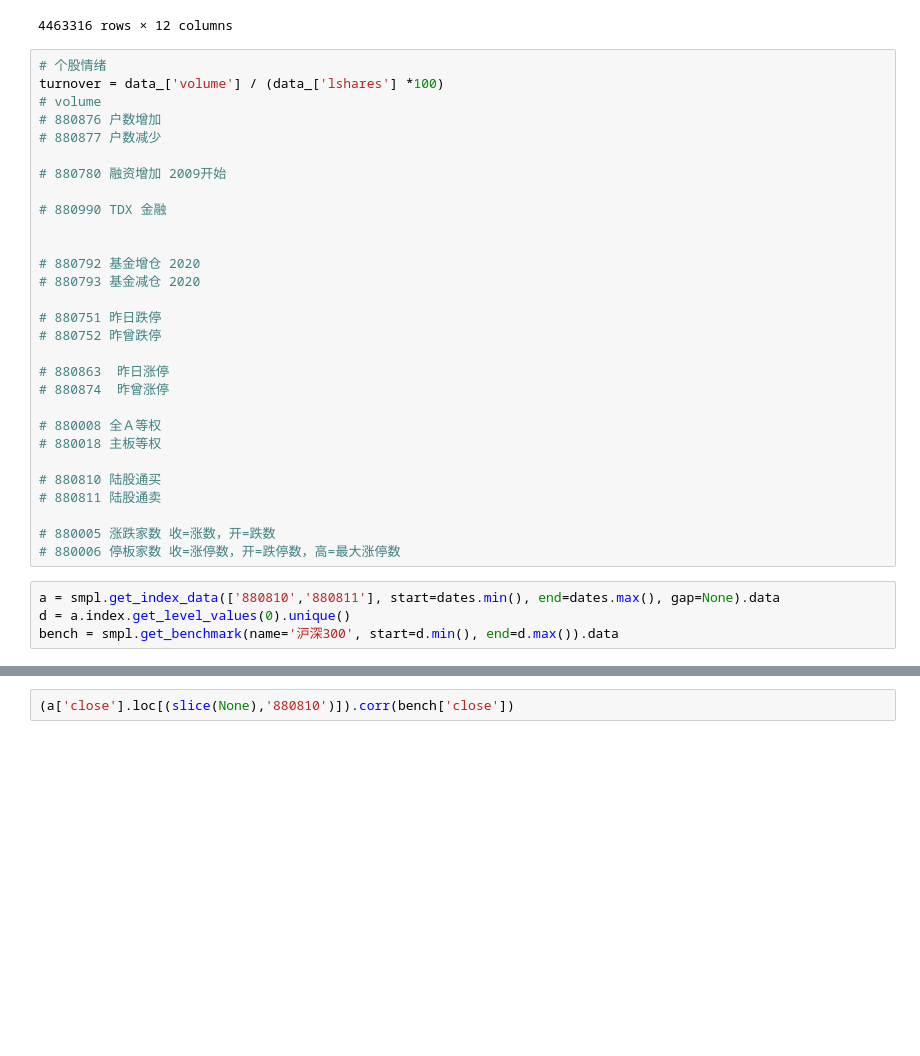
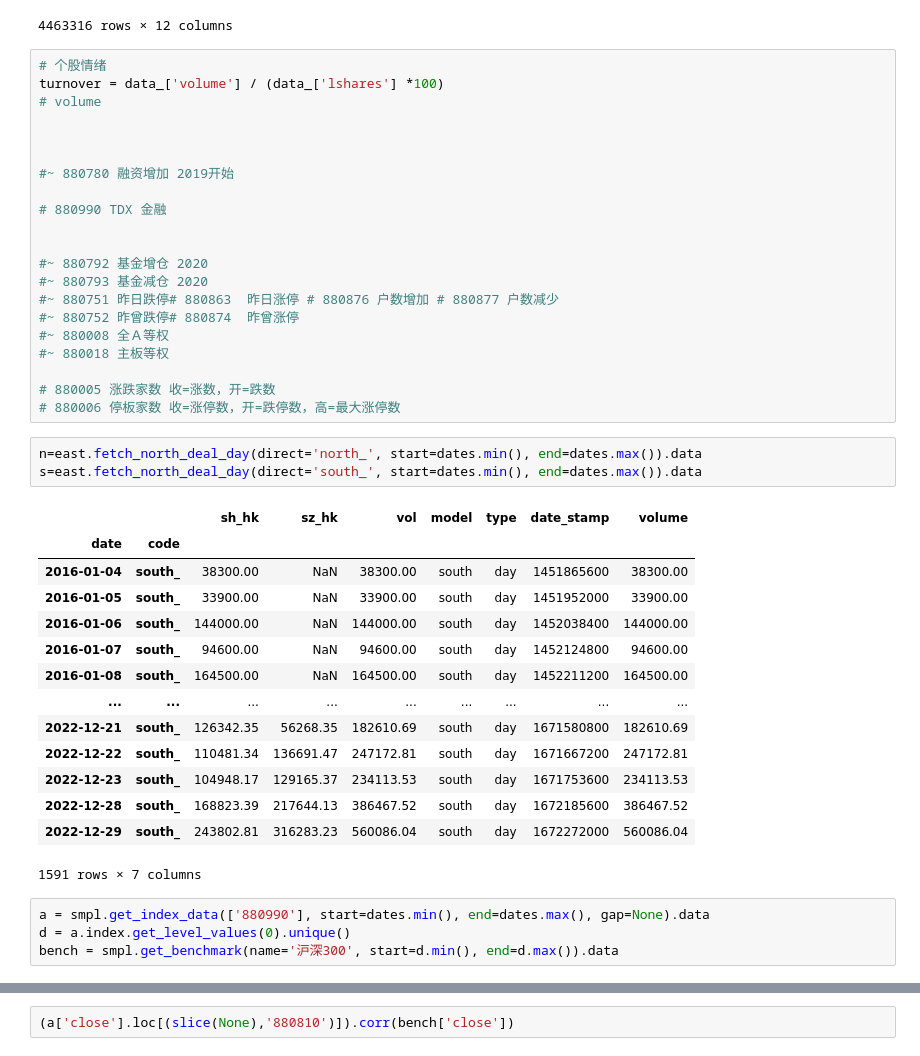
Before and after one commit to kaikai03/IndicatorLab, a Jupyter notebook: ind/Ind_Sentiment.ipynb, the cells around one changed output, grey strips where cells are left out. Cells and saved outputs as stored; diff of their text form; blank space fills up the shorter version.

```diff
--- a/ind/Ind_Sentiment.ipynb
+++ b/ind/Ind_Sentiment.ipynb
@@ -68,33 +70,43 @@ data_
 # 个股情绪
 turnover = data_['volume'] / (data_['lshares'] *100)
 # volume
-# 880876 户数增加
-# 880877 户数减少
 
-# 880780 融资增加 2009开始
+
+
+#~ 880780 融资增加 2019开始
 
 # 880990 TDX 金融
 
 
-# 880792 基金增仓 2020
-# 880793 基金减仓 2020
-
-# 880751 昨日跌停
-# 880752 昨曾跌停
-
-# 880863  昨日涨停
-# 880874  昨曾涨停
-
-# 880008 全Ａ等权
-# 880018 主板等权
-
-# 880810 陆股通买
-# 880811 陆股通卖
+#~ 880792 基金增仓 2020
+#~ 880793 基金减仓 2020
+#~ 880751 昨日跌停# 880863  昨日涨停 # 880876 户数增加 # 880877 户数减少
+#~ 880752 昨曾跌停# 880874  昨曾涨停
+#~ 880008 全Ａ等权
+#~ 880018 主板等权
 
 # 880005 涨跌家数 收=涨数，开=跌数
 # 880006 停板家数 收=涨停数，开=跌停数，高=最大涨停数
+# %%
+n=east.fetch_north_deal_day(direct='north_', start=dates.min(), end=dates.max()).data
+s=east.fetch_north_deal_day(direct='south_', start=dates.min(), end=dates.max()).data
+# %% [output]
+|  |  | sh_hk | sz_hk | vol | model | type | date_stamp | volume |
+| date | code |  |  |  |  |  |  |  |
+| 2016-01-04 | south_ | 38300.00 | NaN | 38300.00 | south | day | 1451865600 | 38300.00 |
+| 2016-01-05 | south_ | 33900.00 | NaN | 33900.00 | south | day | 1451952000 | 33900.00 |
+| 2016-01-06 | south_ | 144000.00 | NaN | 144000.00 | south | day | 1452038400 | 144000.00 |
+| 2016-01-07 | south_ | 94600.00 | NaN | 94600.00 | south | day | 1452124800 | 94600.00 |
+| 2016-01-08 | south_ | 164500.00 | NaN | 164500.00 | south | day | 1452211200 | 164500.00 |
+| ... | ... | ... | ... | ... | ... | ... | ... | ... |
+| 2022-12-21 | south_ | 126342.35 | 56268.35 | 182610.69 | south | day | 1671580800 | 182610.69 |
+| 2022-12-22 | south_ | 110481.34 | 136691.47 | 247172.81 | south | day | 1671667200 | 247172.81 |
+| 2022-12-23 | south_ | 104948.17 | 129165.37 | 234113.53 | south | day | 1671753600 | 234113.53 |
+| 2022-12-28 | south_ | 168823.39 | 217644.13 | 386467.52 | south | day | 1672185600 | 386467.52 |
+| 2022-12-29 | south_ | 243802.81 | 316283.23 | 560086.04 | south | day | 1672272000 | 560086.04 |
+1591 rows × 7 columns
 # %%
-a = smpl.get_index_data(['880810','880811'], start=dates.min(), end=dates.max(), gap=None).data
+a = smpl.get_index_data(['880990'], start=dates.min(), end=dates.max(), gap=None).data
 d = a.index.get_level_values(0).unique()
 bench = smpl.get_benchmark(name='沪深300', start=d.min(), end=d.max()).data
 # %%
```
Also changed, not shown: parts of 3 cells of this notebook.
